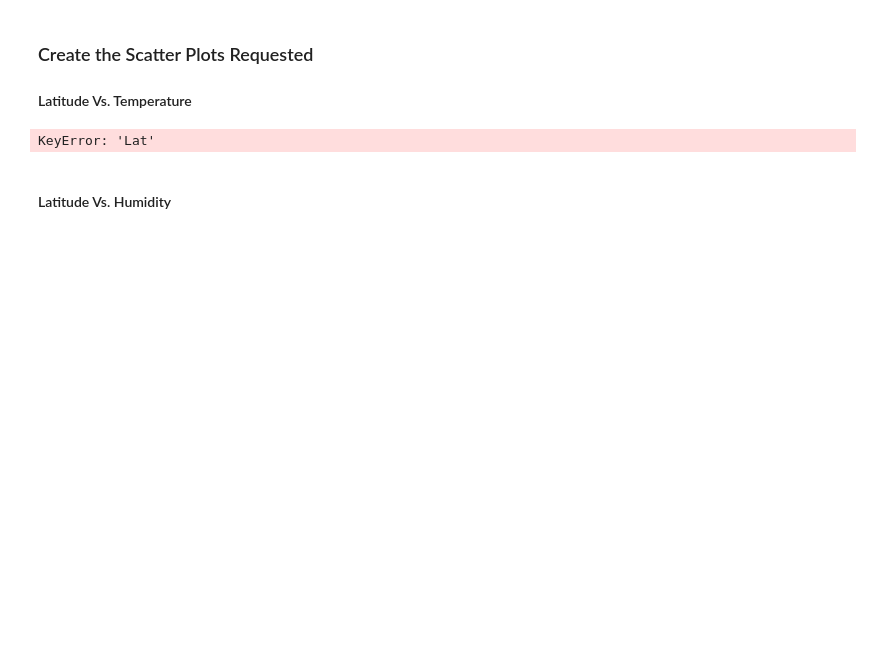
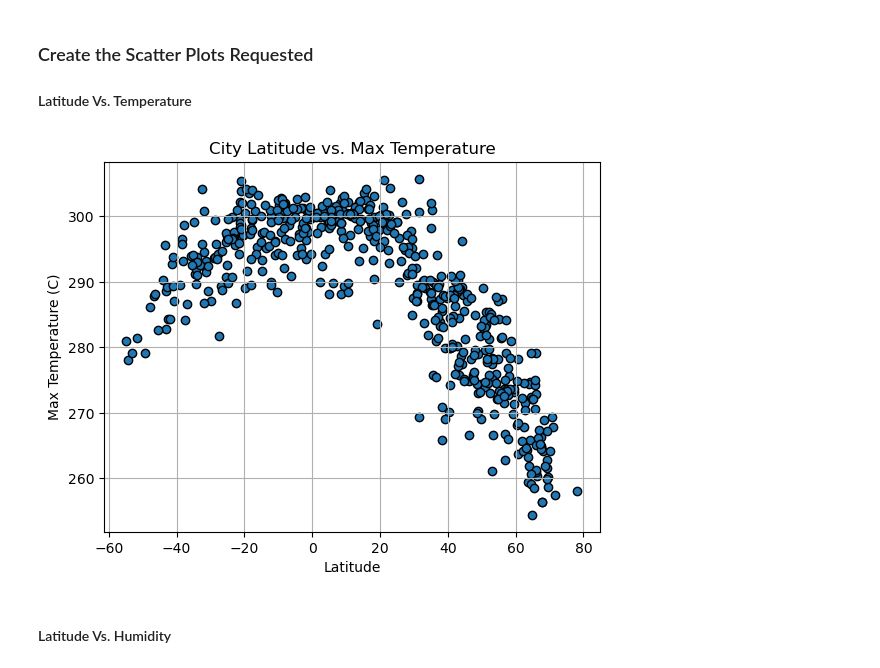
Before and after one commit to annamikulich/OpenWeather-GeoAnalysis, a Jupyter notebook: WeatherPy/WeatherPy.ipynb, the cells around one changed output. Drawn from its saved outputs; the diff is of its cells as text; code cells hidden in the pictures; blank space fills up the shorter version.

```diff
--- a/WeatherPy/WeatherPy.ipynb
+++ b/WeatherPy/WeatherPy.ipynb
@@ -174,21 +193,21 @@ city_data_df.head()
 #### Latitude Vs. Temperature
 # %%
 # Build scatter plot for latitude vs. temperature
-plt.scatter(city_data_df["Lat"], city_data_df["Max Temp"], colors="black")
+plt.scatter(city_data_df["Lat"], city_data_df["Max Temp"], edgecolors="black")
 
 # Incorporate the other graph properties
 plt.title("City Latitude vs. Max Temperature")
 plt.xlabel("Latitude")
 plt.ylabel("Max Temperature (C)")
 plt.grid(True)
 
 # Save the figure
 plt.savefig("output_data/Fig1.png")
 
 # Show plot
 plt.show()
 # %% [output]
-KeyError: 'Lat'
+[figure, added]
 # %% [markdown]
 #### Latitude Vs. Humidity
 # %%
```
Also changed, not shown: parts of 27 cells of this notebook, 1 other file.
